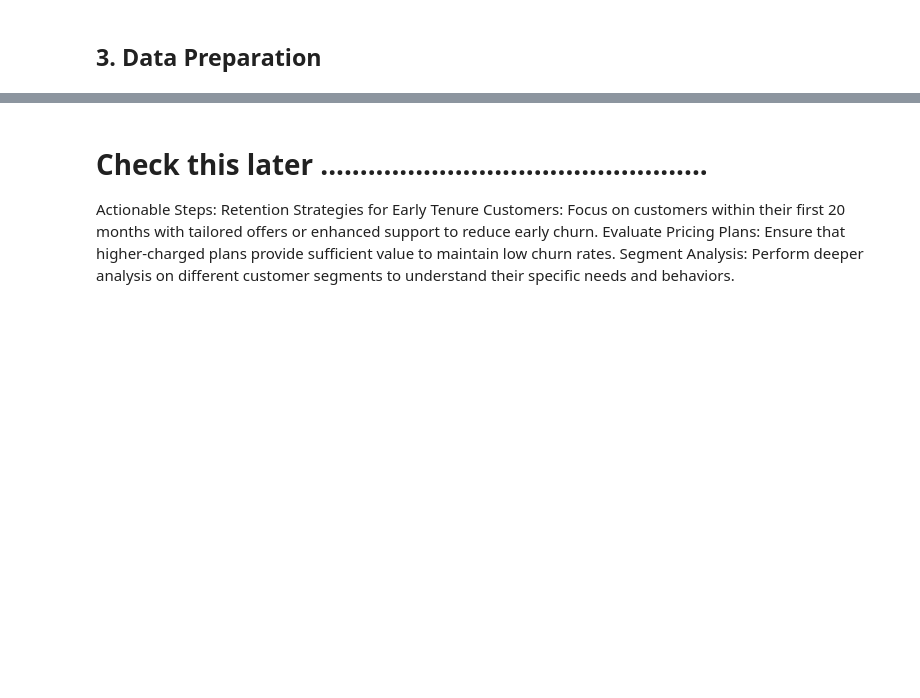
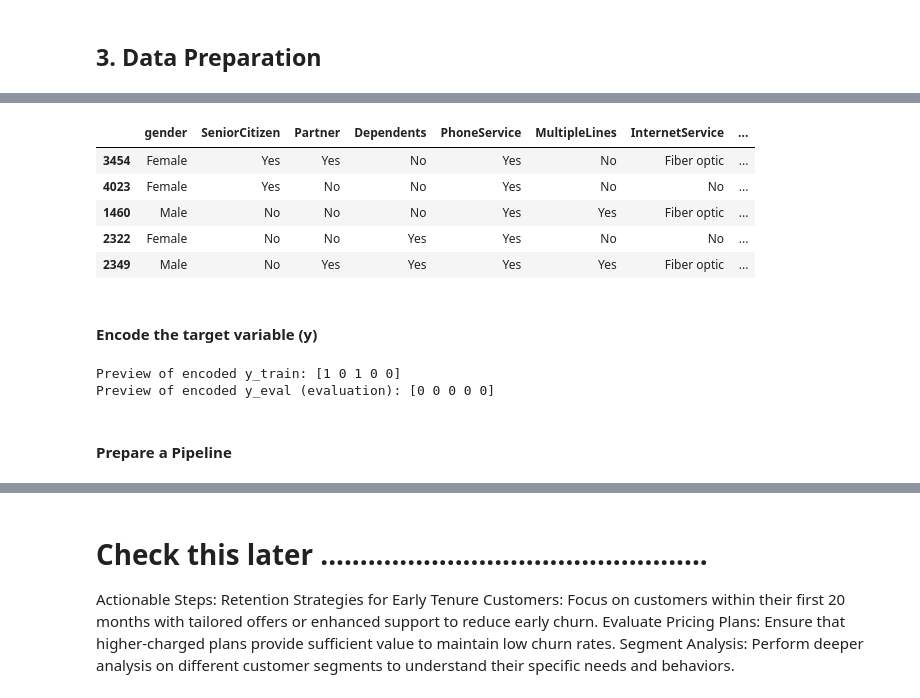
Before and after one commit to edadso/Customer-Churn-Prediction-Vodafone-Corporation, a Jupyter notebook: notebooks/project_code.ipynb, the cells around one changed output, grey strips where cells are left out. Drawn from its saved outputs; the diff is of its cells as text; code cells hidden in the pictures; blank space fills up the shorter version.

```diff
--- a/notebooks/project_code.ipynb
+++ b/notebooks/project_code.ipynb
@@ -887,0 +956,5 @@ p-value: 9.970211412915064e-59
+# %%
+# Select numerical features
+X_train_num = X_train.select_dtypes("number")
+# Select categorical features
+X_train_cat = X_train.select_dtypes("object")
@@ -887,0 +970,11 @@ p-value: 9.970211412915064e-59
+# %%
+X_train_cat.head()
+# %% [output]
+|  | gender | SeniorCitizen | Partner | Dependents | PhoneService | MultipleLines | InternetService | ... |
+| 3454 | Female | Yes | Yes | No | Yes | No | Fiber optic | ... |
+| 4023 | Female | Yes | No | No | Yes | No | No | ... |
+| 1460 | Male | No | No | No | Yes | Yes | Fiber optic | ... |
+| 2322 | Female | No | No | Yes | Yes | No | No | ... |
+| 2349 | Male | No | Yes | Yes | Yes | Yes | Fiber optic | ... |
+# %% [markdown]
+#### Encode the target variable (y)
@@ -887,0 +989,8 @@ p-value: 9.970211412915064e-59
+# %%
+# Print preview of ecnoded data
+print(f"Preview of encoded y_train: {y_train_encoded[:5]}\nPreview of encoded y_eval (evaluation): {y_eval_encoded[:5]}")
+# %% [output]
+Preview of encoded y_train: [1 0 1 0 0]
+Preview of encoded y_eval (evaluation): [0 0 0 0 0]
+# %% [markdown]
+#### Prepare a Pipeline
```
Also changed, not shown: parts of 31 cells of this notebook.
